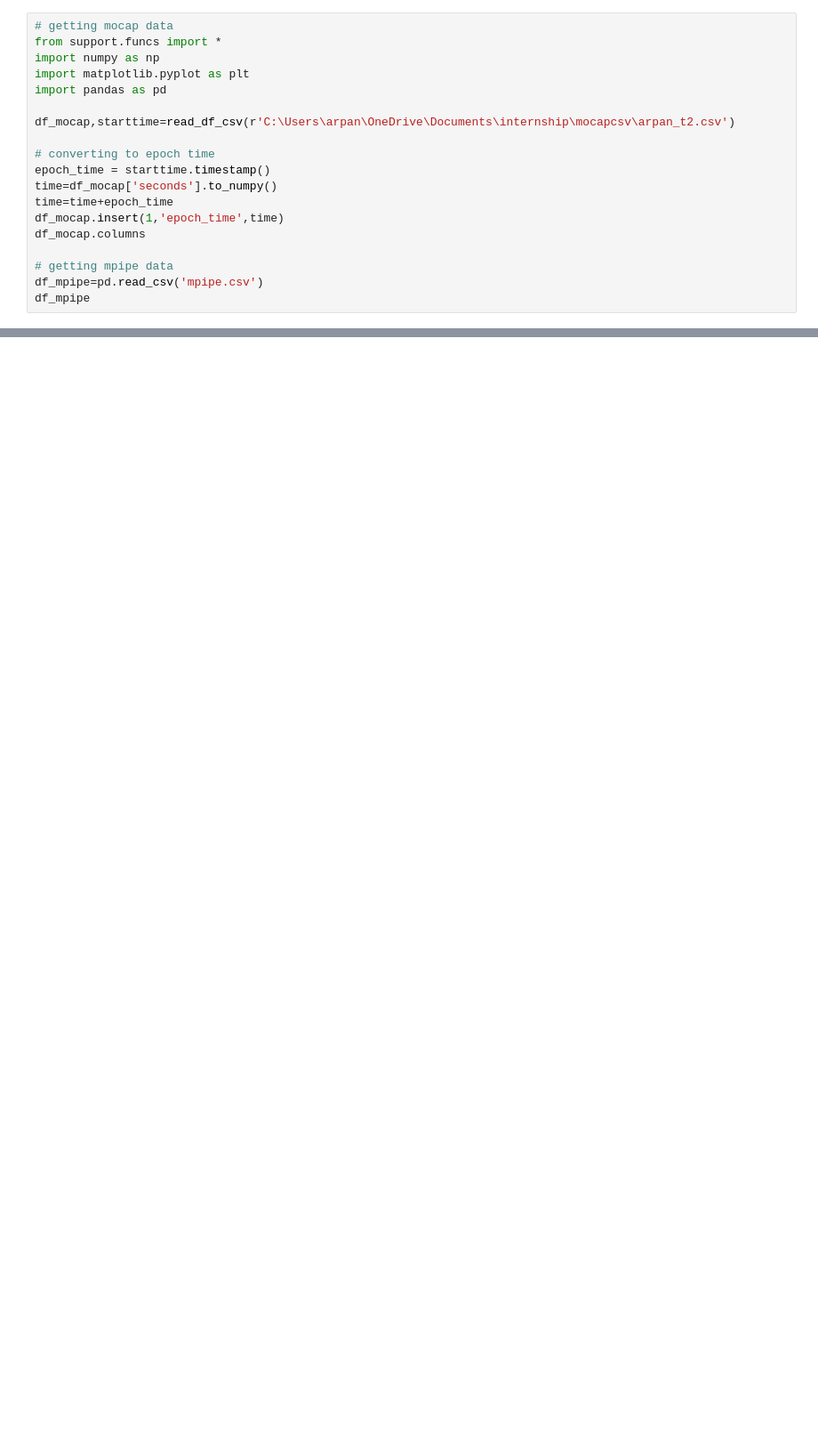
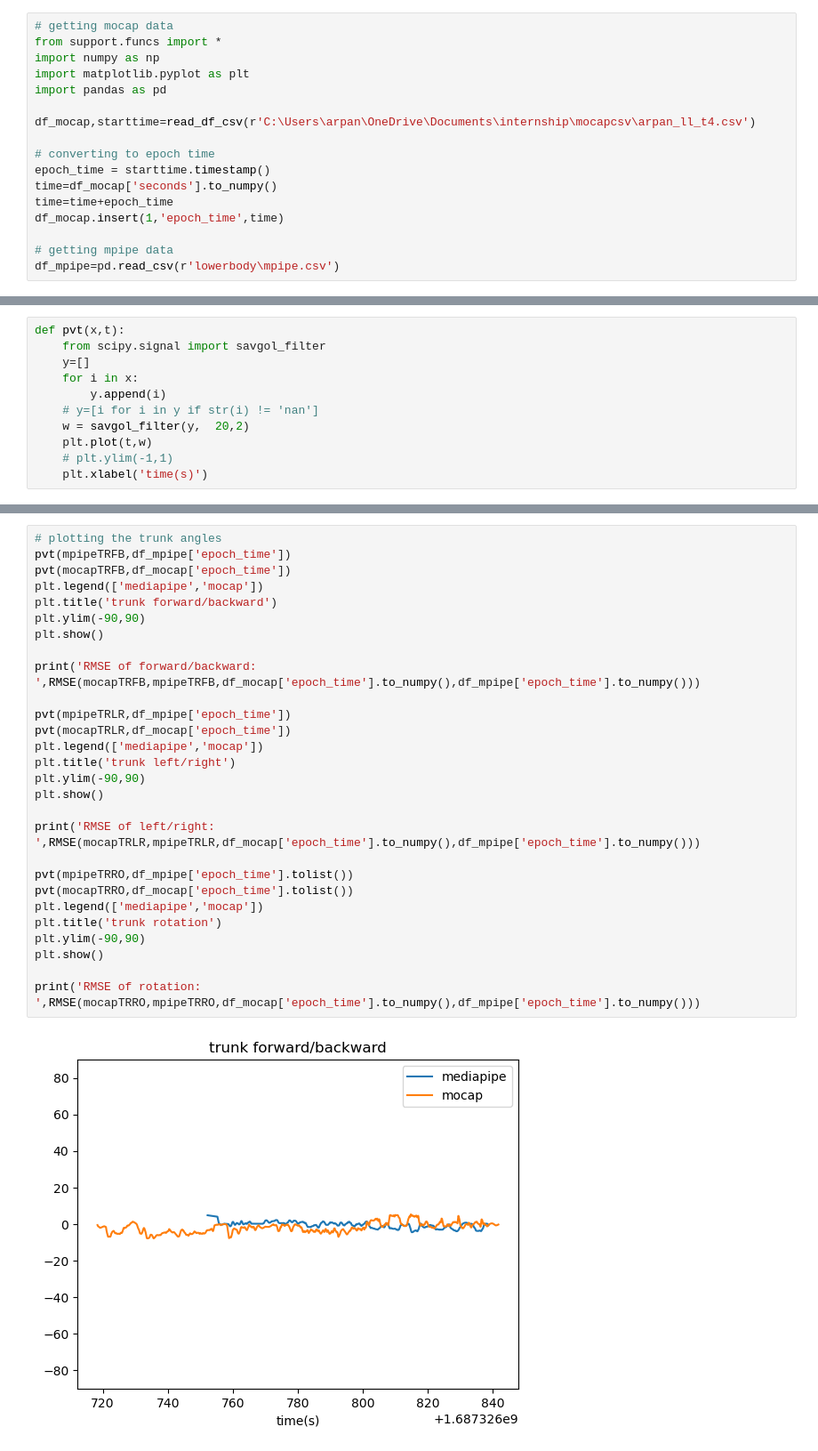
Before and after one commit to ArpanJohn/PoseEstimation, a Jupyter notebook: lowerbody/4.angles.ipynb, the cells around one changed output, grey strips where cells are left out. Shown: that part at 89% size. Saved outputs shown, nothing was run; the diff lists cells and outputs as text; blank space fills up the shorter version.

```diff
--- a/lowerbody/4.angles.ipynb
+++ b/lowerbody/4.angles.ipynb
@@ -5,15 +5,13 @@ import numpy as np
 import matplotlib.pyplot as plt
 import pandas as pd
 
-df_mocap,starttime=read_df_csv(r'C:\Users\arpan\OneDrive\Documents\internship\mocapcsv\arpan_t2.csv')
+df_mocap,starttime=read_df_csv(r'C:\Users\arpan\OneDrive\Documents\internship\mocapcsv\arpan_ll_t4.csv')
 
 # converting to epoch time
 epoch_time = starttime.timestamp()
 time=df_mocap['seconds'].to_numpy()
 time=time+epoch_time
 df_mocap.insert(1,'epoch_time',time)
-df_mocap.columns
 
 # getting mpipe data
-df_mpipe=pd.read_csv('mpipe.csv')
-df_mpipe
+df_mpipe=pd.read_csv(r'lowerbody\mpipe.csv')
@@ -20 +38,12 @@ df_mpipe
+# %%
+def pvt(x,t):
+    from scipy.signal import savgol_filter
+    y=[]
+    for i in x:
+        y.append(i)
+    # y=[i for i in y if str(i) != 'nan']
+    w = savgol_filter(y,  20,2)
+    plt.plot(t,w)
+    # plt.ylim(-1,1)
+    plt.xlabel('time(s)')
 # %%
@@ -213,0 +419,30 @@ mocapltheta1,mocapltheta2,mocapltheta3=[],[],[]
+# %%
+# plotting the trunk angles
+pvt(mpipeTRFB,df_mpipe['epoch_time'])
+pvt(mocapTRFB,df_mocap['epoch_time'])
+plt.legend(['mediapipe','mocap'])
+plt.title('trunk forward/backward')
+plt.ylim(-90,90)
+plt.show()
+
+print('RMSE of forward/backward: ',RMSE(mocapTRFB,mpipeTRFB,df_mocap['epoch_time'].to_numpy(),df_mpipe['epoch_time'].to_numpy()))
+
+pvt(mpipeTRLR,df_mpipe['epoch_time'])
+pvt(mocapTRLR,df_mocap['epoch_time'])
+plt.legend(['mediapipe','mocap'])
+plt.title('trunk left/right')
+plt.ylim(-90,90)
+plt.show()
+
+print('RMSE of left/right: ',RMSE(mocapTRLR,mpipeTRLR,df_mocap['epoch_time'].to_numpy(),df_mpipe['epoch_time'].to_numpy()))
+
+pvt(mpipeTRRO,df_mpipe['epoch_time'].tolist())
+pvt(mocapTRRO,df_mocap['epoch_time'].tolist())
+plt.legend(['mediapipe','mocap'])
+plt.title('trunk rotation')
+plt.ylim(-90,90)
+plt.show()
+
+print('RMSE of rotation: ',RMSE(mocapTRRO,mpipeTRRO,df_mocap['epoch_time'].to_numpy(),df_mpipe['epoch_time'].to_numpy()))
+# %% [output]
+[figure, added]
```
Also changed, not shown: parts of 13 cells of this notebook, 9 other files.
